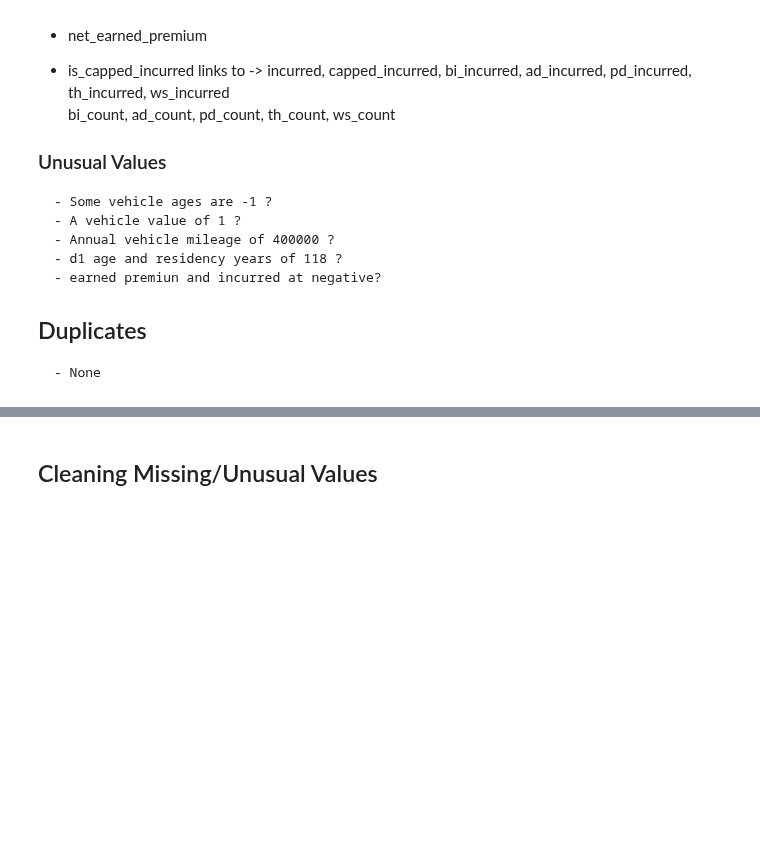
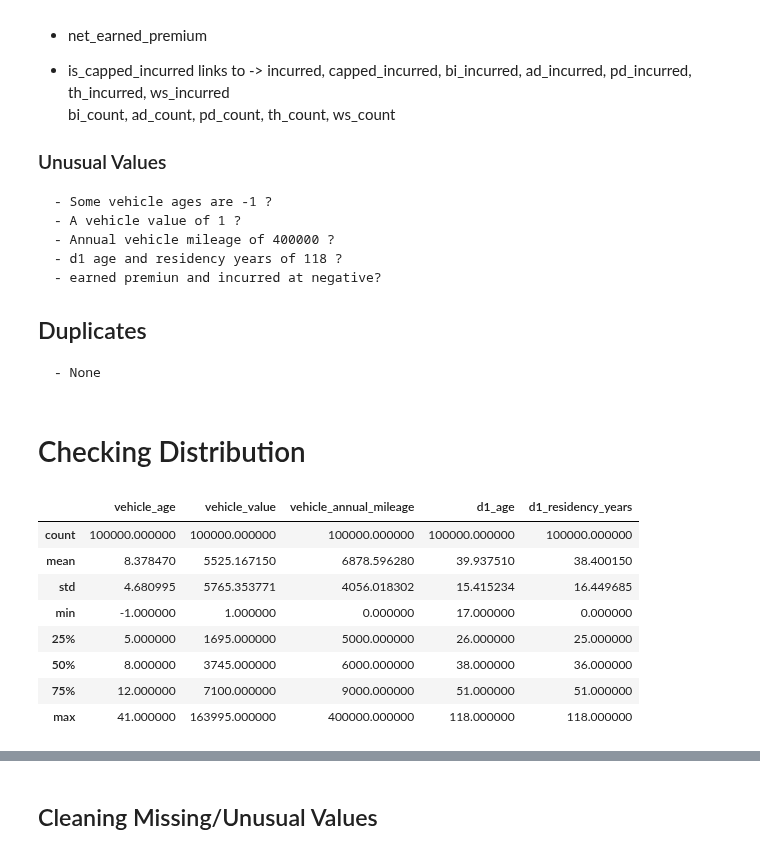
Before and after one commit to KemalYukselir/Hastings-Task, a Jupyter notebook: main.ipynb, the cells around one changed output, grey strips where cells are left out. Drawn from its saved outputs; the diff is of its cells as text; code cells hidden in the pictures; blank space fills up the shorter version.

```diff
--- a/main.ipynb
+++ b/main.ipynb
@@ -206,3 +197,26 @@ Columns that contain null value:
 
 ## Duplicates
     - None
+# %% [markdown]
+# Checking Distribution
+# %%
+cols_to_check = [
+    "vehicle_age",
+    "vehicle_value",
+    "vehicle_annual_mileage",
+    "d1_age",
+    "d1_residency_years"
+]
+
+# Show basic stats
+insurance_df[cols_to_check].describe()
+# %% [output]
+|  | vehicle_age | vehicle_value | vehicle_annual_mileage | d1_age | d1_residency_years |
+| count | 100000.000000 | 100000.000000 | 100000.000000 | 100000.000000 | 100000.000000 |
+| mean | 8.378470 | 5525.167150 | 6878.596280 | 39.937510 | 38.400150 |
+| std | 4.680995 | 5765.353771 | 4056.018302 | 15.415234 | 16.449685 |
+| min | -1.000000 | 1.000000 | 0.000000 | 17.000000 | 0.000000 |
+| 25% | 5.000000 | 1695.000000 | 5000.000000 | 26.000000 | 25.000000 |
+| 50% | 8.000000 | 3745.000000 | 6000.000000 | 38.000000 | 36.000000 |
+| 75% | 12.000000 | 7100.000000 | 9000.000000 | 51.000000 | 51.000000 |
+| max | 41.000000 | 163995.000000 | 400000.000000 | 118.000000 | 118.000000 |
```
Also changed, not shown: parts of 4 cells of this notebook.
